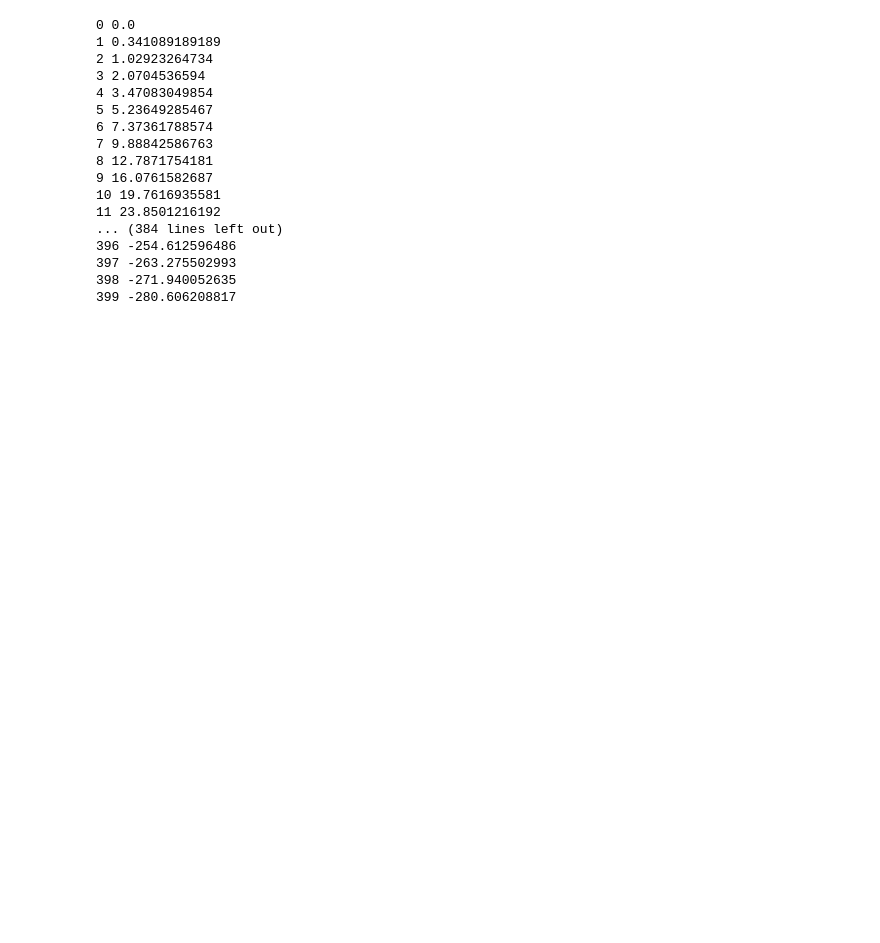
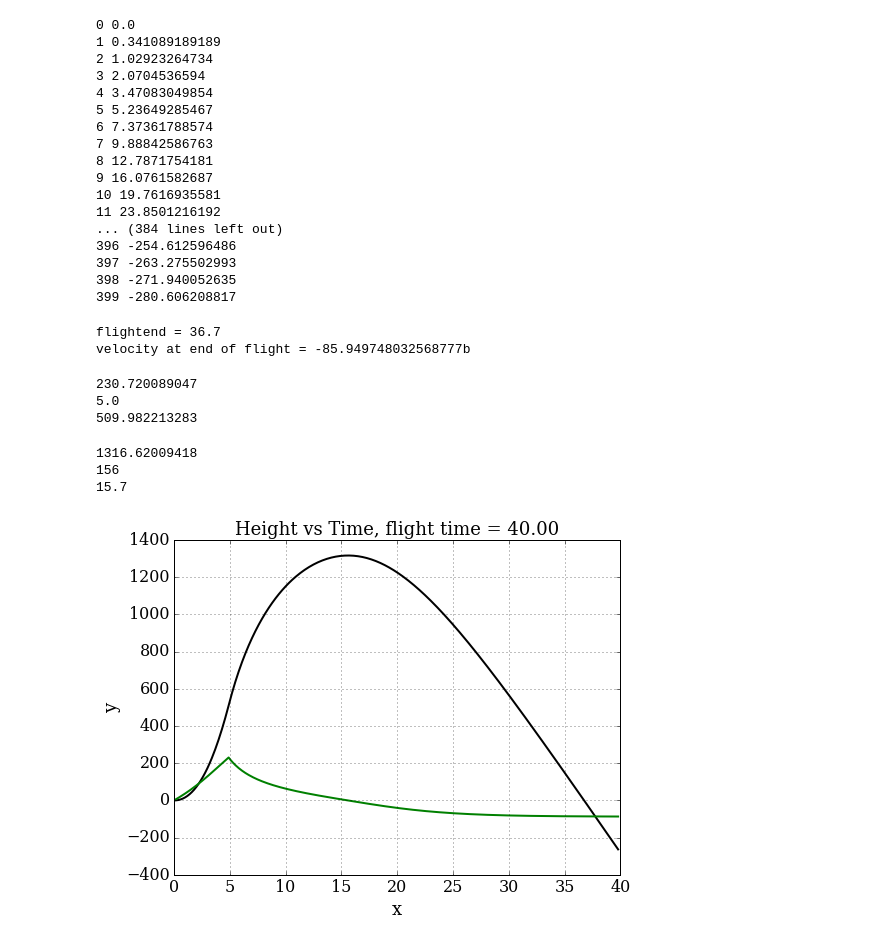
Before and after one commit to aditya3012/NumericalMethods, a Jupyter notebook: M1-Assignment.ipynb, the cells around one changed output. Drawn from its saved outputs; the diff is of its cells as text; code cells hidden in the pictures; blank space fills up the shorter version.

Commit message:
find bug in height

```diff
--- a/M1-Assignment.ipynb
+++ b/M1-Assignment.ipynb
@@ -102,6 +84,9 @@ def fuelmass(h0,v0):
     return u,t,n
 # %%
 [u,t,n] =fuelmass(h0,v0)
+h= u[0:n,0]
+v= u[0:n,1]
+t= t[0:n]
 # %% [output]
 0 0.0
 1 0.341089189189
@@ -120,3 +105,43 @@ def fuelmass(h0,v0):
 397 -263.275502993
 398 -271.940052635
 399 -280.606208817
+# %%
+for n in range(N-1):
+    if (u[n+1,0])<0:
+        flightend = n*dt
+        print('flightend = %a' %flightend)
+        endvelocity = (u[n+1,1])
+        print('velocity at end of flight = %ab' %endvelocity)
+        break
+# %% [output]
+flightend = 36.7
+velocity at end of flight = -85.949748032568777b
+# %%
+vmax =v.argmax()
+print(v[vmax])
+print((vmax+1)*dt)
+print(h[vmax])
+# %% [output]
+230.720089047
+5.0
+509.982213283
+# %%
+# visualization of the path
+pyplot.figure(figsize=(8,6))
+pyplot.grid(True)
+pyplot.xlabel(r'x', fontsize=18)
+pyplot.ylabel(r'y', fontsize=18)
+pyplot.xlim(0,T)
+#pyplot.ylim(0, 1500)
+pyplot.title('Height vs Time, flight time = %.2f' % T, fontsize=18)
+pyplot.plot(t,h, 'k-', lw=2);
+pyplot.plot(t,v, 'g-', lw=2);
+hmax = h.argmax()
+print(h[hmax])
+print(hmax)
+print((hmax+1)*dt)
+# %% [output]
+1316.62009418
+156
+15.7
+[figure, added]
```
Also changed, not shown: parts of 2 cells of this notebook.
